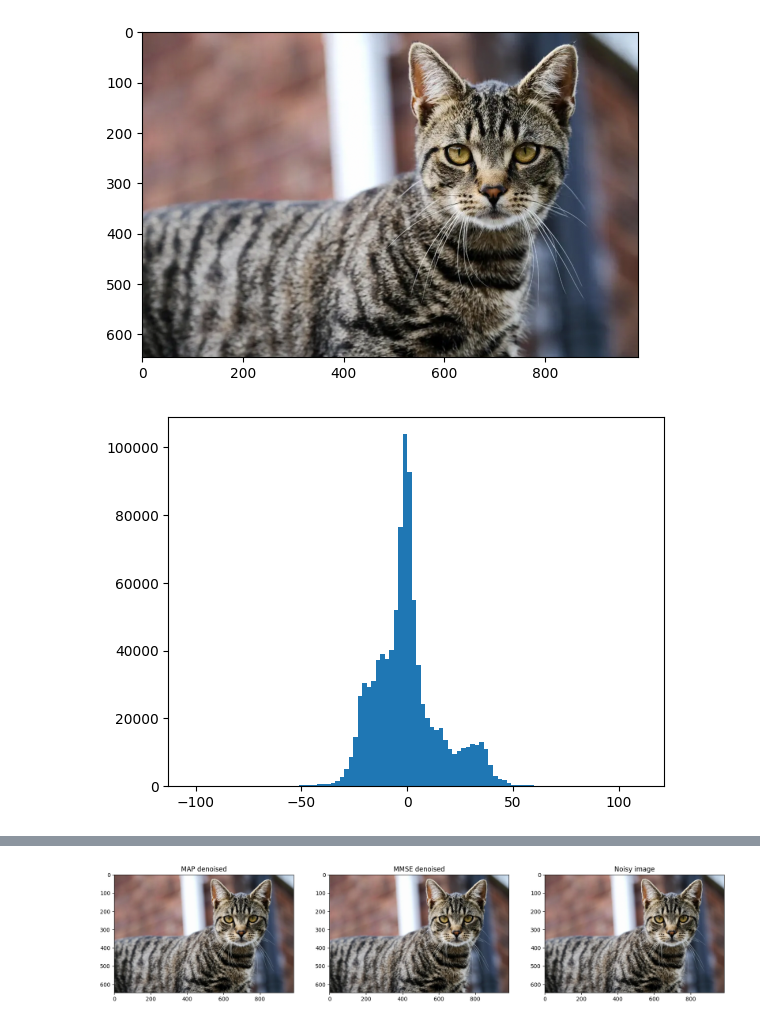
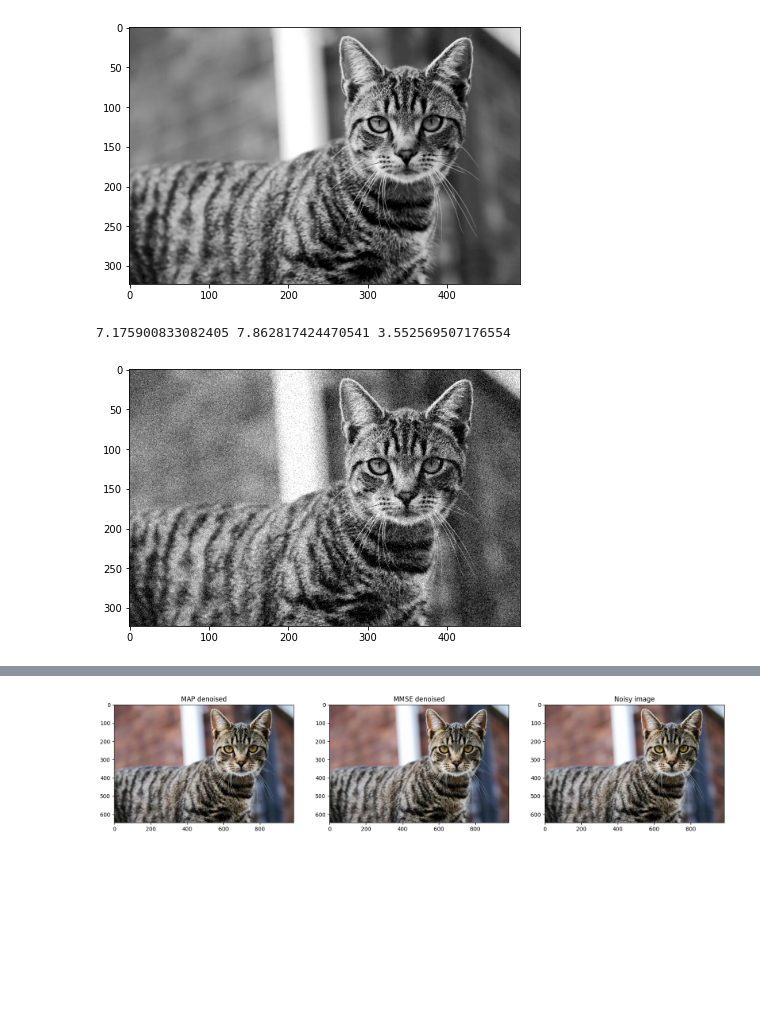
Before and after one commit to anvuongb/ece565_final, a Jupyter notebook: images.ipynb, the cells around one changed output, grey strips where cells are left out. Saved outputs shown, nothing was run; the diff lists cells and outputs as text; code cells hidden in the pictures; blank space fills up the shorter version.

```diff
--- a/images.ipynb
+++ b/images.ipynb
@@ -26,6 +27,32 @@ plt.show()
 # %% [output]
 [figure]
 # %%
-original = cv2.imread("cat.png")
+original = cv2.imread("cat.png", cv2.IMREAD_GRAYSCALE )
+original = cv2.resize(original, (0, 0), fx = 0.5, fy = 0.5)
+figure = plt.figure(figsize=(7,5))
+plt.imshow(original, cmap=plt.cm.gray)
+plt.show()
+
+# before adding noise
+coeffs2 = pywt.dwt2(original, 'haar')
+LL_true, (LH_true, HL_true, HH_true) = coeffs2
+
+gamma_LH = mle_gamma(LH_true.ravel())
+gamma_HL = mle_gamma(HL_true.ravel())
+gamma_HH = mle_gamma(HH_true.ravel())
+
+print(gamma_LH, gamma_HL, gamma_HH)
+
+# add noise
 s = original.shape
-sigma = 1
+sigma = 20
+X = original + np.random.normal(scale=sigma, size=s)
+X = np.clip(X, 0, 255)
+
+figure = plt.figure(figsize=(7,5))
+plt.imshow(X, cmap=plt.cm.gray)
+plt.show()
+# %% [output]
+[figure, added]
+7.175900833082405 7.862817424470541 3.552569507176554
+[figure, added]
@@ -37,11 +58,0 @@ cA, cD = pywt.dwt(X, 'db2')
-# %%
-X_show = X.astype(np.uint8).reshape(s)[:,:,::-1]
-plt.imshow(X_show)
-plt.show()
-# %% [output]
-[figure, removed]
-# %%
-plt.hist(cD, bins=100)
-plt.show()
-# %% [output]
-[figure, removed]
```
Also changed, not shown: parts of 18 cells of this notebook, 2 other files.
